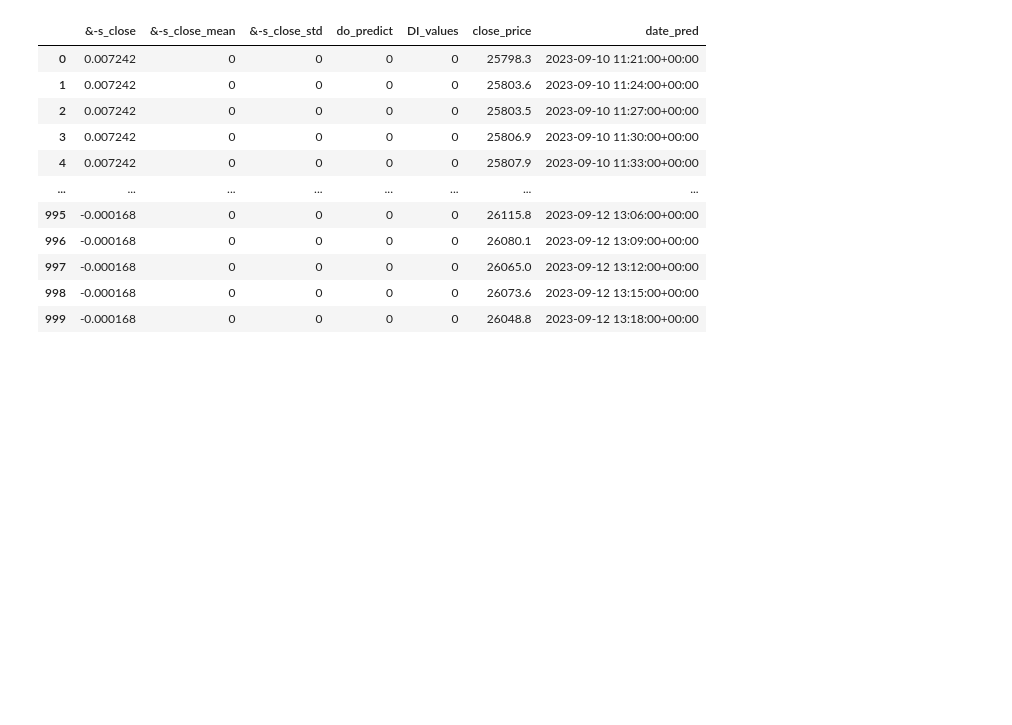
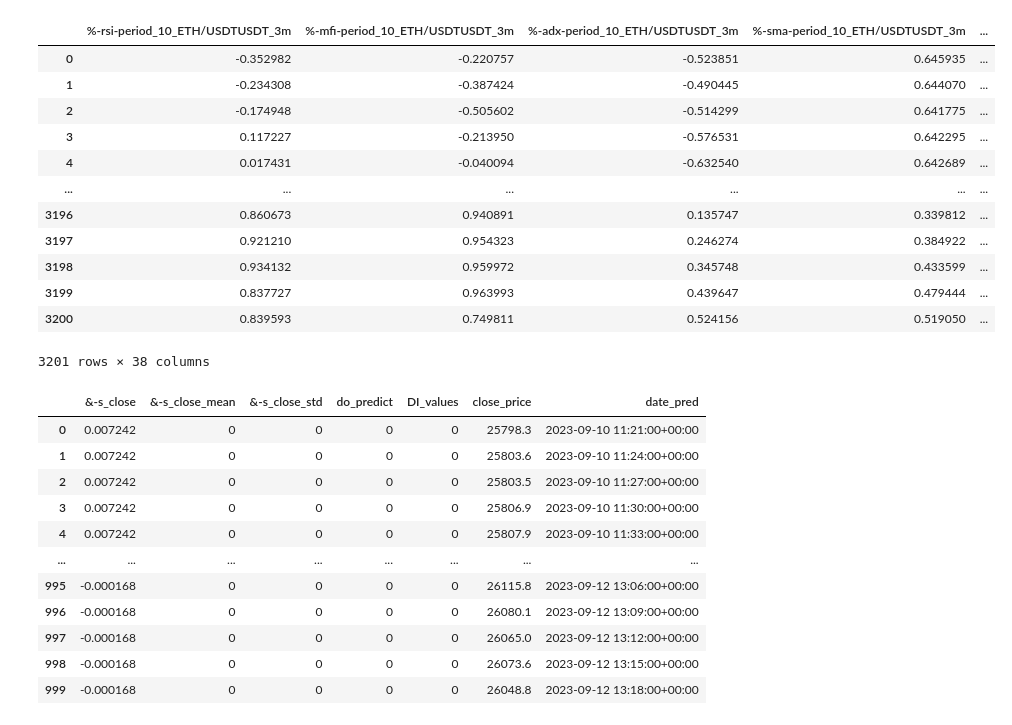
Before and after one commit to hamidreza07/freqtrade, a Jupyter notebook: 1.ipynb, the cells around one changed output. Saved outputs shown, nothing was run; the diff lists cells and outputs as text; code cells hidden in the pictures; blank space fills up the shorter version.

```diff
--- a/1.ipynb
+++ b/1.ipynb
@@ -1,8 +1,24 @@
 # %%
 import pickle
 # %%
-with open('user_data/models/uniqe-id/historic_predictions.backup.pkl','rb') as f:
+with open('user_data/models/uniqe-id/sub-train-ETH_1694941343/cb_eth_1694941343_trained_df.pkl','rb') as f:
     model2 = pickle.load(f)
+# %%
+model2
+# %% [output]
+|  | %-rsi-period_10_ETH/USDTUSDT_3m | %-mfi-period_10_ETH/USDTUSDT_3m | %-adx-period_10_ETH/USDTUSDT_3m | %-sma-period_10_ETH/USDTUSDT_3m | ... |
+| 0 | -0.352982 | -0.220757 | -0.523851 | 0.645935 | ... |
+| 1 | -0.234308 | -0.387424 | -0.490445 | 0.644070 | ... |
+| 2 | -0.174948 | -0.505602 | -0.514299 | 0.641775 | ... |
+| 3 | 0.117227 | -0.213950 | -0.576531 | 0.642295 | ... |
+| 4 | 0.017431 | -0.040094 | -0.632540 | 0.642689 | ... |
+| ... | ... | ... | ... | ... | ... |
+| 3196 | 0.860673 | 0.940891 | 0.135747 | 0.339812 | ... |
+| 3197 | 0.921210 | 0.954323 | 0.246274 | 0.384922 | ... |
+| 3198 | 0.934132 | 0.959972 | 0.345748 | 0.433599 | ... |
+| 3199 | 0.837727 | 0.963993 | 0.439647 | 0.479444 | ... |
+| 3200 | 0.839593 | 0.749811 | 0.524156 | 0.519050 | ... |
+3201 rows × 38 columns
 # %%
 model2['BTC/USDT:USDT']
 # %% [output]
```
Also changed, not shown: 6 other files.
